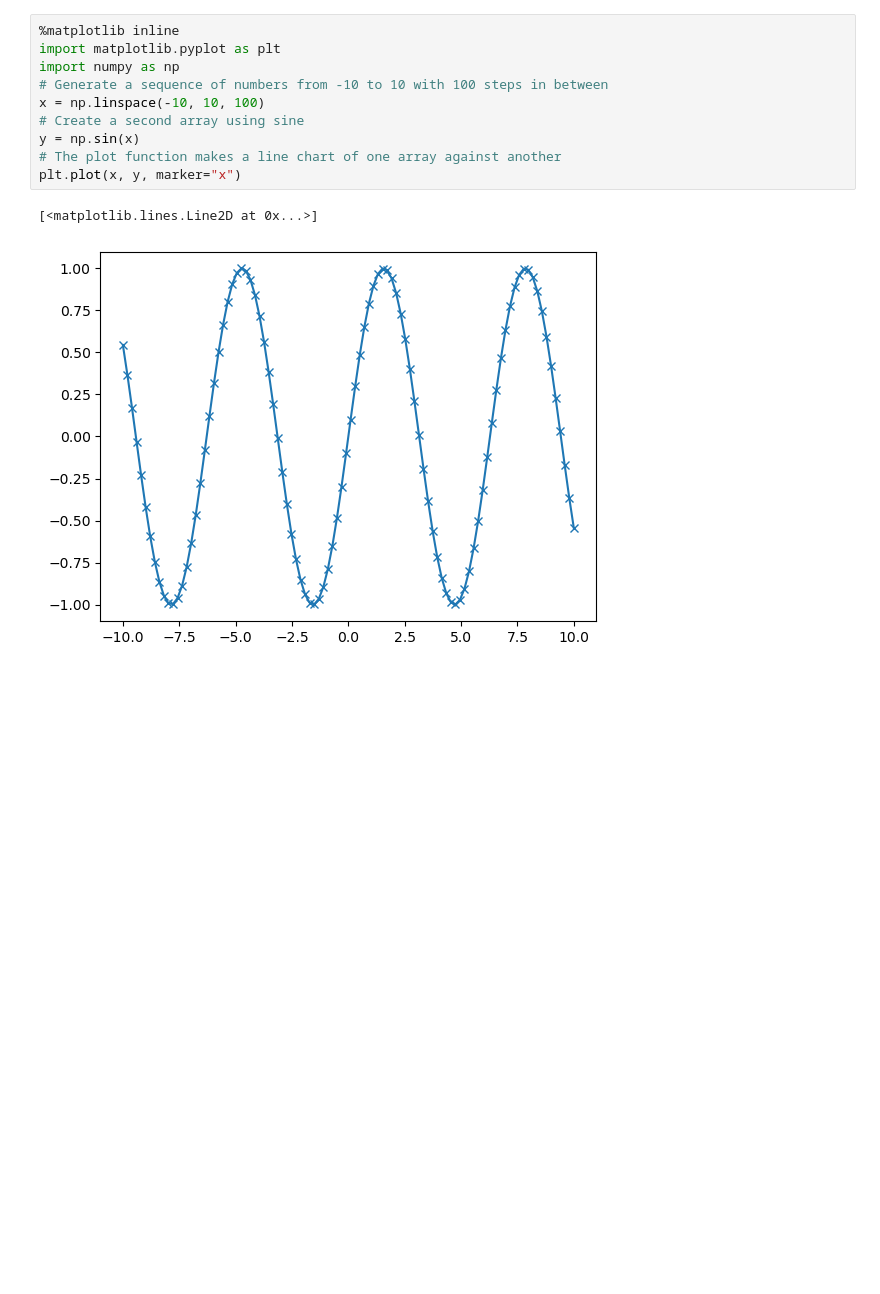
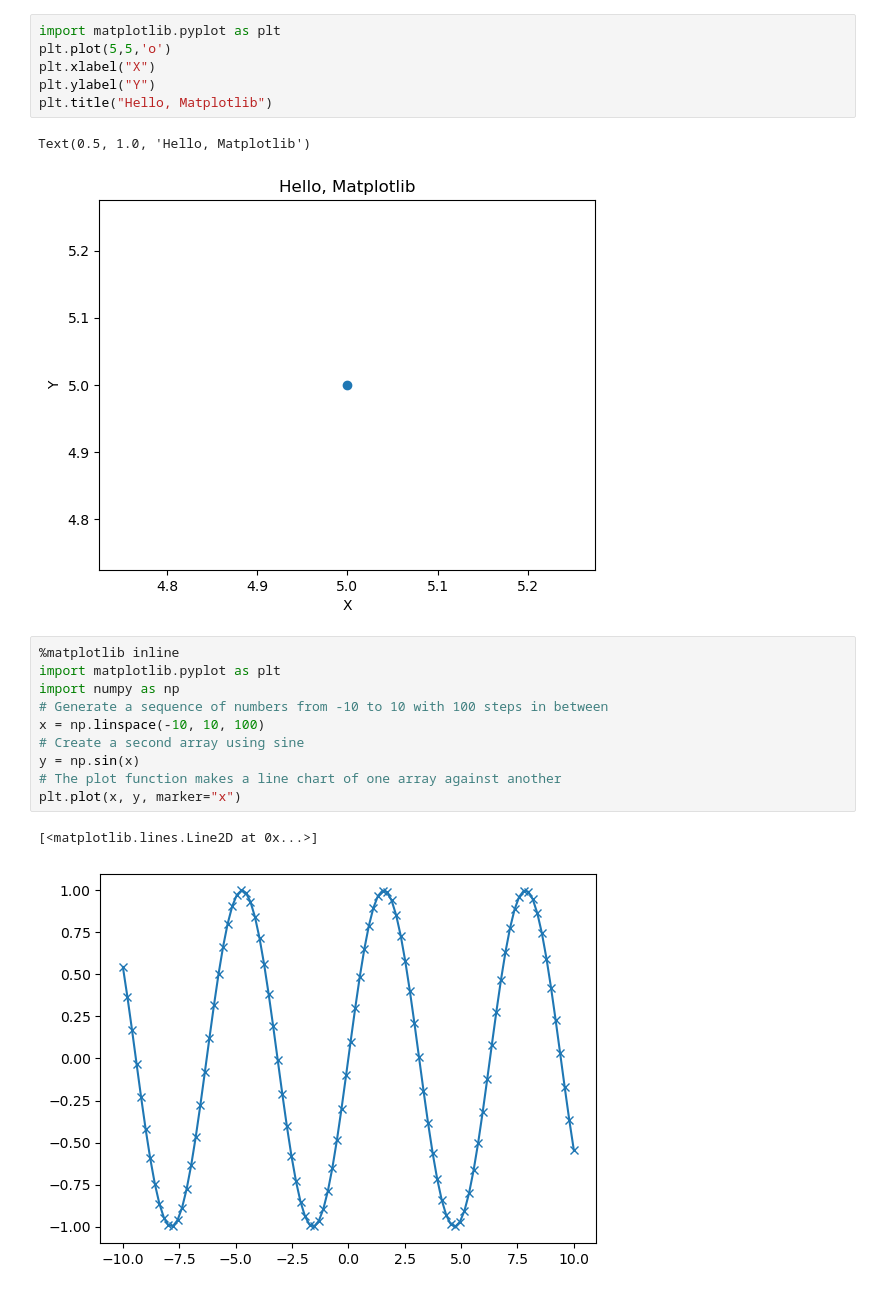
Before and after one commit to ahmadelmalah/machine-learning-playground, a Jupyter notebook: Matplotlip.ipynb, the cells around one changed output. Saved outputs shown, nothing was run; the diff lists cells and outputs as text; blank space fills up the shorter version.

Commit message:
Matplotlib

```diff
--- a/Matplotlip.ipynb
+++ b/Matplotlip.ipynb
@@ -1,3 +1,12 @@
+# %%
+import matplotlib.pyplot as plt
+plt.plot(5,5,'o')
+plt.xlabel("X")
+plt.ylabel("Y")
+plt.title("Hello, Matplotlib")
+# %% [output]
+Text(0.5, 1.0, 'Hello, Matplotlib')
+[figure, added]
 # %%
 %matplotlib inline
 import matplotlib.pyplot as plt
```
